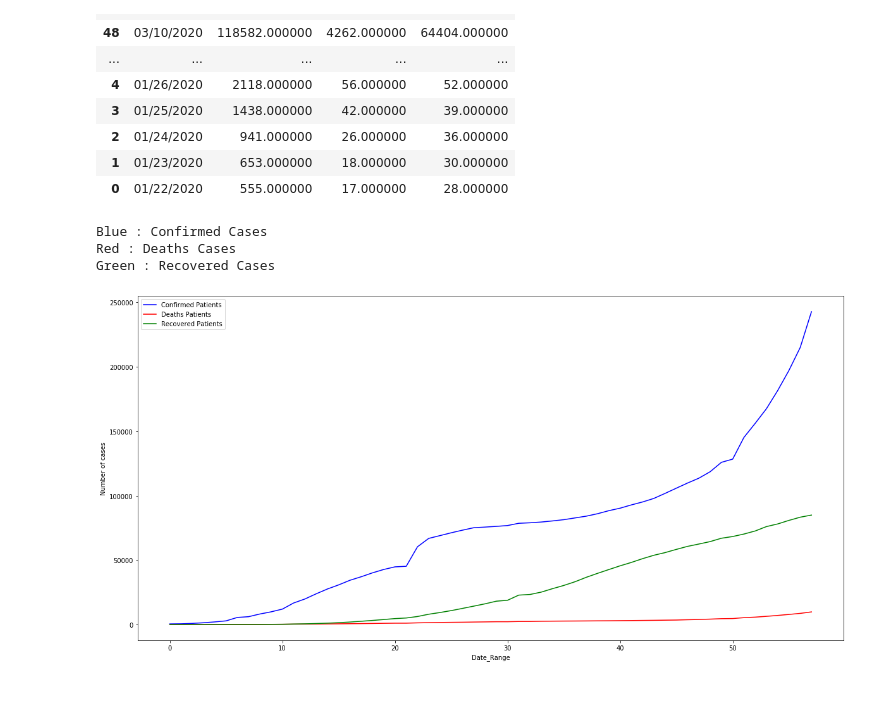
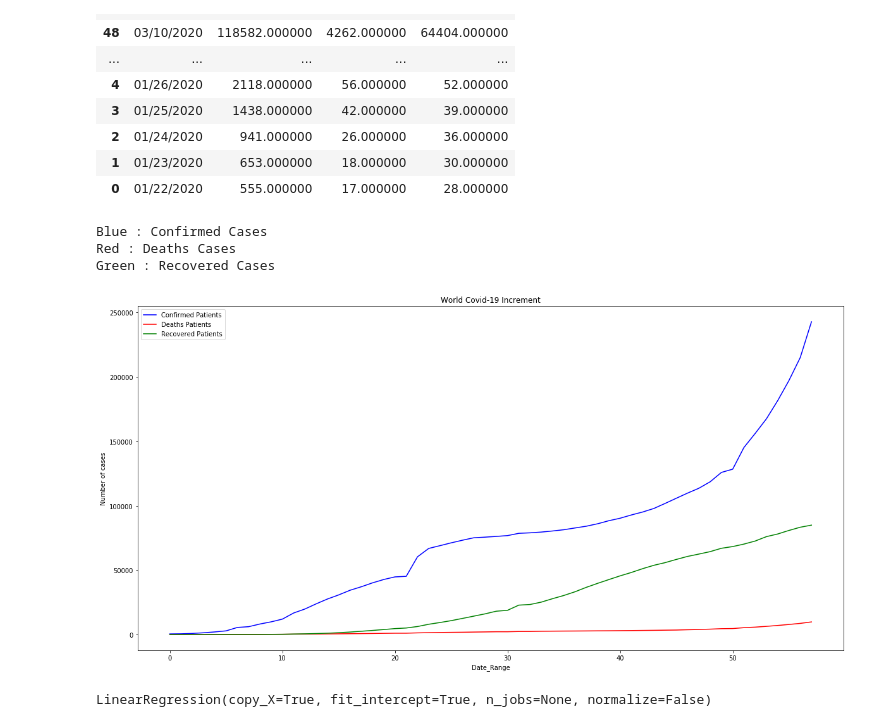
Before and after one commit to yasasmahima/Covid19-Data-Analysis-and-Prediction, a Jupyter notebook: COVID-19 Data Analysis.ipynb, the cells around one changed output. Saved outputs shown, nothing was run; the diff lists cells and outputs as text; code cells hidden in the pictures; blank space fills up the shorter version.

```diff
--- a/COVID-19 Data Analysis.ipynb
+++ b/COVID-19 Data Analysis.ipynb
@@ -195,22 +204,23 @@ data_table.style.background_gradient(cmap='Blues')
 # %%
 x=cases_per_Day.index
 
 y=cases_per_Day.Confirmed
 y1=cases_per_Day.Deaths
 y2=cases_per_Day.Recovered
 
 plt.plot(x,y,color='blue',label='Confirmed Patients')
 plt.plot(x,y1,color='red' ,label="Deaths Patients")
 plt.plot(x,y2,color='green',label="Recovered Patients")
 print("Blue : Confirmed Cases ")
 print("Red : Deaths Cases ")
 print("Green : Recovered Cases ")
 plt.xlabel("Date_Range")
 plt.ylabel("Number of cases")
+plt.title("World Covid-19 Increment")
 plt.legend()
 plt.show()
 # %% [output]
 Blue : Confirmed Cases
 Red : Deaths Cases
 Green : Recovered Cases
-[figure, old version]
+[figure, new version]
@@ -216,0 +233,7 @@ Green : Recovered Cases
+# %%
+poly_reg=PolynomialFeatures(degree=7)
+x_poly=poly_reg.fit_transform(x_train)
+lin_reg2=LinearRegression()
+lin_reg2.fit(x_poly,y_train)
+# %% [output]
+LinearRegression(copy_X=True, fit_intercept=True, n_jobs=None, normalize=False)
```
Also changed, not shown: parts of 6 cells of this notebook.
